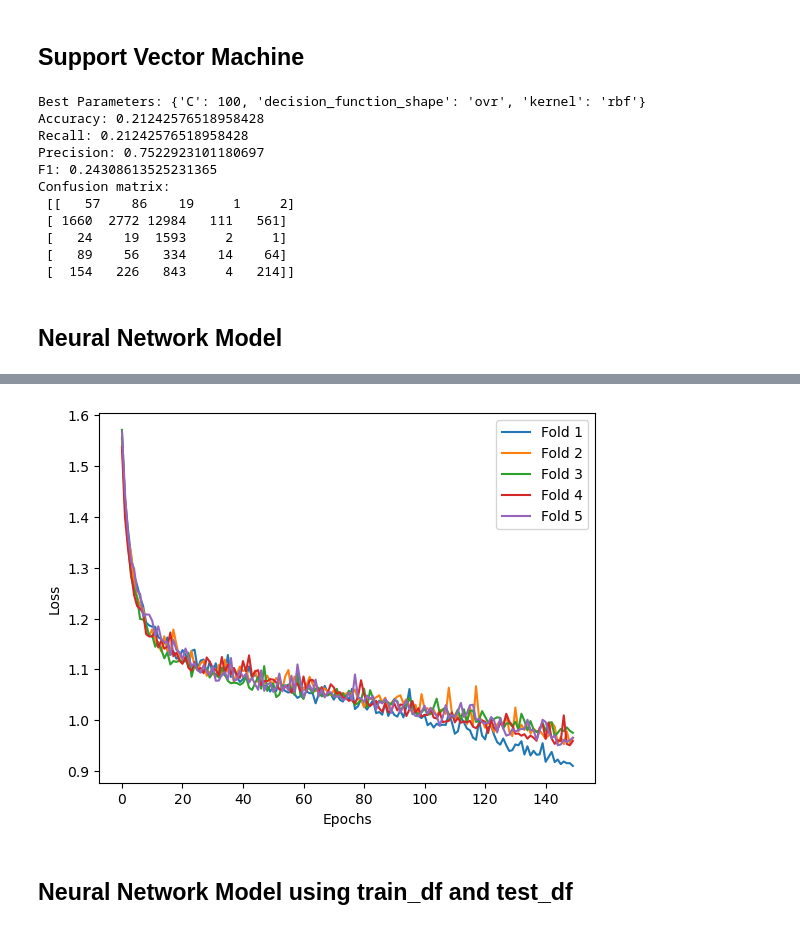
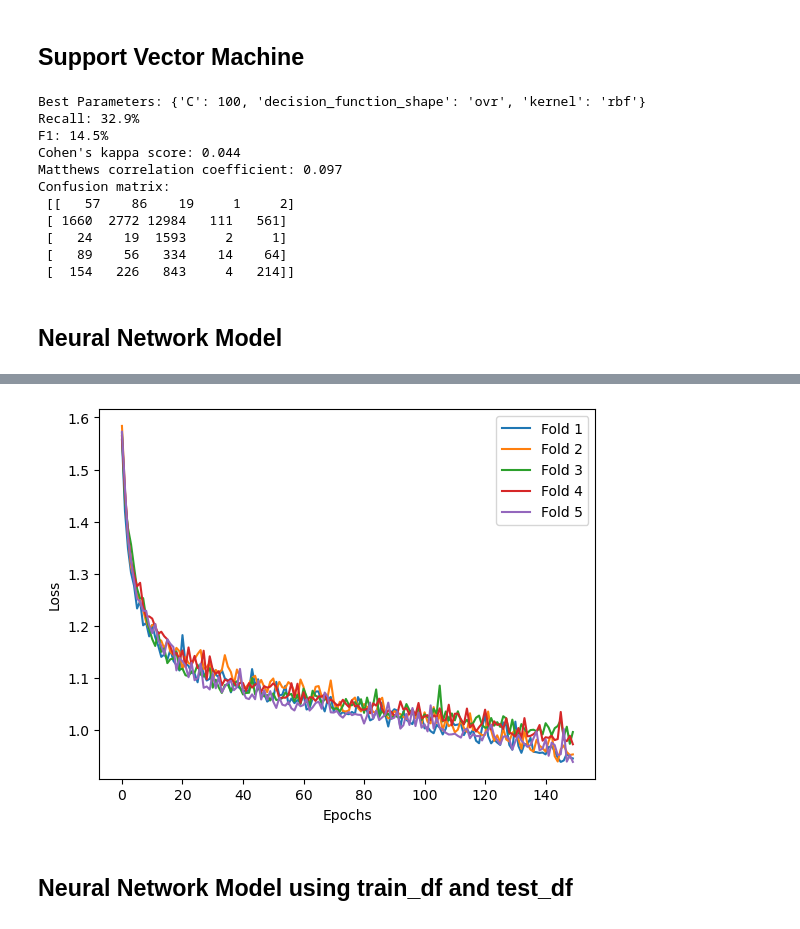
Before and after one commit to andrelopes2001/Intelligent_Systems, a Jupyter notebook: Project/DeepNeuralNetwork.ipynb, the cells around one changed output, grey strips where cells are left out. Drawn from its saved outputs; the diff is of its cells as text; code cells hidden in the pictures.

```diff
--- a/Project/DeepNeuralNetwork.ipynb
+++ b/Project/DeepNeuralNetwork.ipynb
@@ -60,7 +60,7 @@ param_grid = {
 svm_classifier = SVC(random_state=100)
 
 # Create a GridSearchCV object
-grid_search = GridSearchCV(svm_classifier, param_grid, cv=5, scoring='recall_weighted')
+grid_search = GridSearchCV(svm_classifier, param_grid, cv=5, scoring='recall_macro')
 
 # Fit the grid search to the training data
 grid_search.fit(X_train, y_train)
@@ -74,26 +74,26 @@ print("Best Parameters:", best_params)
 # Make predictions on the test data using the best estimator
 y_pred = best_estimator.predict(X_test)
 
-# Calculate the accuracy, recall, precision, and F1-score of the classifier
-accuracy = accuracy_score(y_test, y_pred)
-recall = recall_score(y_test, y_pred, average='weighted')
-precision = precision_score(y_test, y_pred, average='weighted')
-f1 = f1_score(y_test, y_pred, average='weighted')
+# Calculate the recall, F1-score, Cohen's kappa and Matthews corrcoef of the classifier
+recall = recall_score(y_test, y_pred, average='macro')
+f1 = f1_score(y_test, y_pred, average='macro')
+cohen_kappa = cohen_kappa_score(y_test, y_pred)
+matthews = matthews_corrcoef(y_test, y_pred)
 
-print("Accuracy:", accuracy)
-print("Recall:", recall)
-print("Precision:", precision)
-print("F1:", f1)
+print(f"Recall: {recall*100:.1f}%")
+print(f"F1: {f1*100:.1f}%")
+print(f"Cohen's kappa score: {cohen_kappa:.3f}")
+print(f"Matthews correlation coefficient: {matthews:.3f}")
 
 # Create a confusion matrix
 cm = confusion_matrix(y_test, y_pred)
 print("Confusion matrix:\n", cm)
 # %% [output]
 Best Parameters: {'C': 100, 'decision_function_shape': 'ovr', 'kernel': 'rbf'}
-Accuracy: 0.21242576518958428
-Recall: 0.21242576518958428
-Precision: 0.7522923101180697
-F1: 0.24308613525231365
+Recall: 32.9%
+F1: 14.5%
+Cohen's kappa score: 0.044
+Matthews correlation coefficient: 0.097
 Confusion matrix:
  [[   57    86    19     1     2]
  [ 1660  2772 12984   111   561]
@@ -122,9 +122,10 @@ num_folds = 5
 skf = StratifiedKFold(n_splits=num_folds, shuffle=True, random_state=42)
 
 # Initialize lists to store cross-validation scores and histories
-cv_accuracy = []
 cv_f1 = []
 cv_recall = []
+cv_cohen_kappa = []
+cv_matthews_corrcoef = []
 histories = []
 
 # Define the architecture of the deep neural network
@@ -158,33 +159,27 @@ for train_index, test_index in skf.split(processed_df[other_column_names], proce
     y_pred = model.predict(X_test)
     y_pred = np.argmax(y_pred, axis=1)
 
-    # Calculate accuracy for this fold
-    fold_accuracy = accuracy_score(y_test, y_pred)
-    fold_f1 = f1_score(y_test, y_pred, average='weighted')
-    fold_recall = recall_score(y_test, y_pred, average='weighted')
+    # Calculate the recall, F1-score, Cohen's kappa and Matthews corrcoef of the classifier
+    fold_recall = recall_score(y_test, y_pred, average='macro')
+    fold_f1 = f1_score(y_test, y_pred, average='macro')
+    fold_cohen_kappa_score = cohen_kappa_score(y_test, y_pred)
+    fold_matthews_corrcoef = matthews_corrcoef(y_test, y_pred)
 
-    print(fold_accuracy)
-    print(fold_f1)
-    print(fold_recall)
+    cv_recall.append(fold_recall)
+    cv_f1.append(fold_f1)
+    cv_cohen_kappa.append(fold_cohen_kappa_score)
+    cv_matthews_corrcoef.append(fold_matthews_corrcoef)
 
-    cv_accuracy.append(fold_accuracy)
-    cv_f1.append(fold_f1)
-    cv_recall.append(fold_recall)
+# Compute mean values of the metrics
+mean_recall = np.mean(cv_recall)
+mean_f1 = np.mean(cv_f1)
+mean_cohen_kappa = np.mean(cv_cohen_kappa)
+mean_matthews_corrcoef = np.mean(cv_matthews_corrcoef)
 
-    # Print confusion matrix for this fold
-    #print(confusion_matrix(y_test, y_pred))
-
-# Calculate the mean and standard deviation of cross-validation scores
-mean_accuracy = np.mean(cv_accuracy)
-std_accuracy = np.std(cv_accuracy)
-mean_f1 = np.mean(cv_f1)
-std_f1 = np.std(cv_f1)
-mean_recall = np.mean(cv_recall)
-std_recall = np.std(cv_recall)
-
-print(f"Mean Accuracy: {mean_accuracy*100:.1f}%")
+print(f"Mean Recall: {mean_recall*100:.1f}%")
 print(f"Mean F1 Score: {mean_f1*100:.1f}%")
-print(f"Mean Recall: {mean_recall*100:.1f}%")
+print(f"Mean Cohen's kappa score: {mean_cohen_kappa:.3f}")
+print(f"Mean Matthews correlation coefficient: {mean_matthews_corrcoef:.3f}")
 
 # Plot the loss for each fold
 for i, history in enumerate(histories):
@@ -215,4 +203,4 @@ Mean Recall: 56.3%
-[figure, old version]
+[figure, new version]
 # %% [markdown]
 ## Neural Network Model using train_df and test_df
 # %%
```
Also changed, not shown: parts of 8 cells of this notebook, 1 other file.
